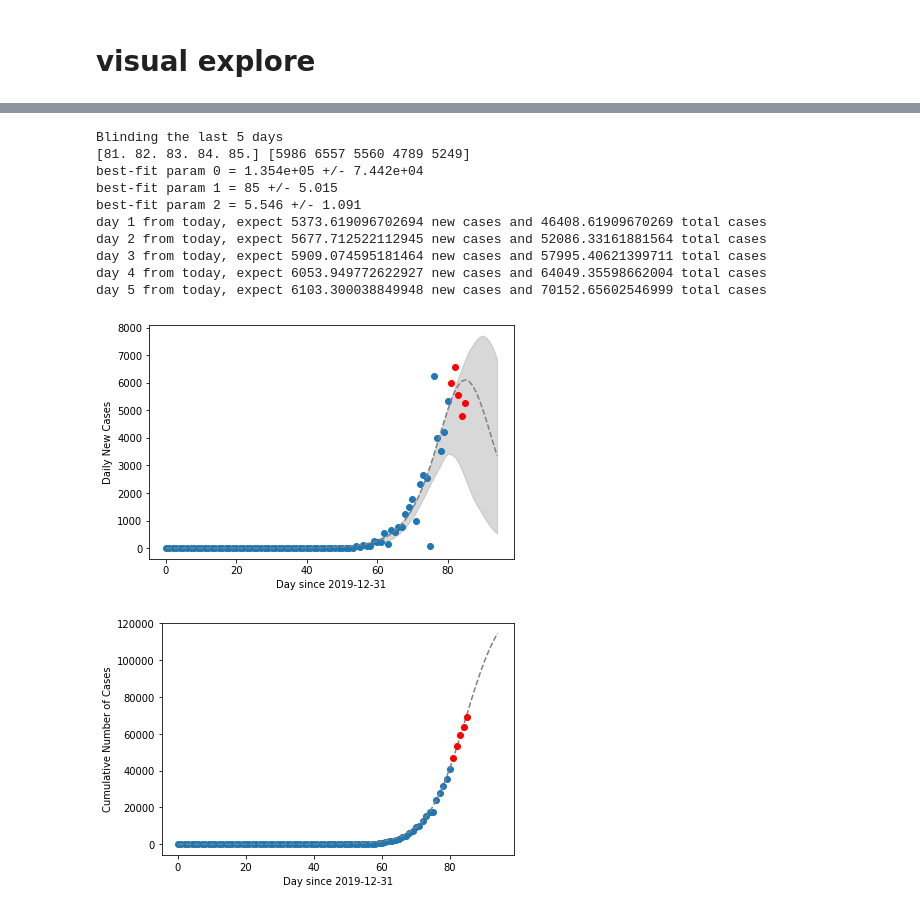
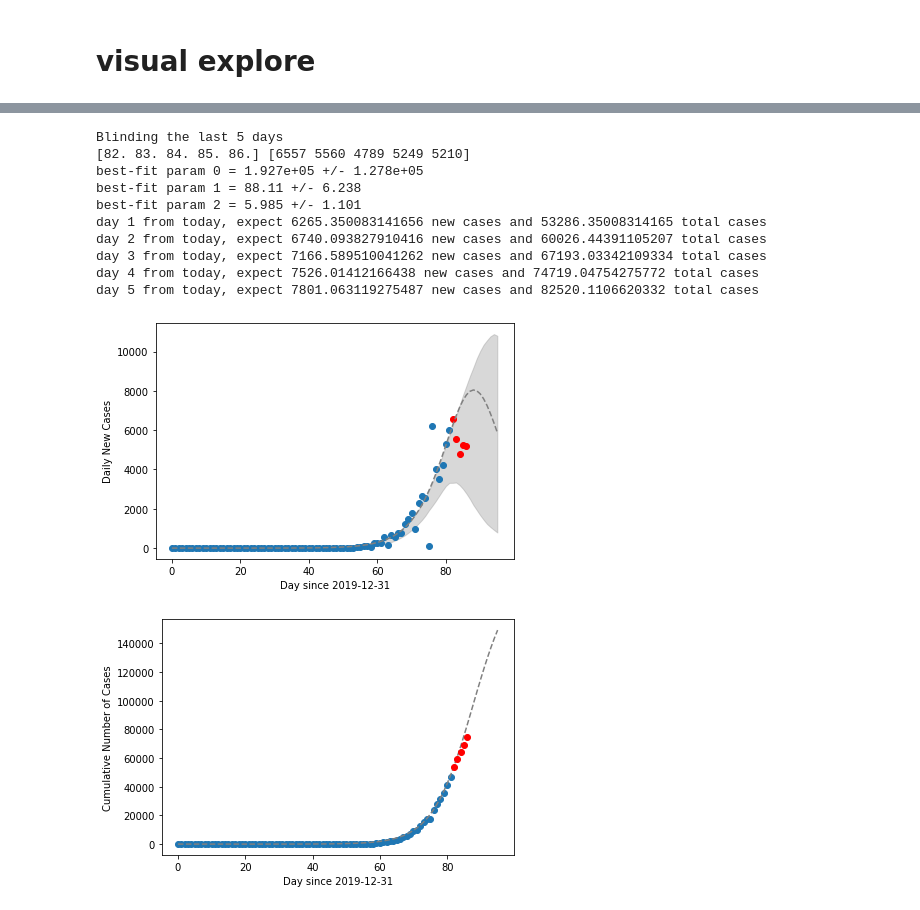
Before and after one commit to qi-feng/corona, a Jupyter notebook: corona.ipynb, the cells around one changed output, grey strips where cells are left out. Saved outputs shown, nothing was run; the diff lists cells and outputs as text; code cells hidden in the pictures.

```diff
--- a/corona.ipynb
+++ b/corona.ipynb
@@ -356,4 +185,0 @@ best-fit param 2 = 4.672 +/- 0.2277
-# %%
-# logistic funciton pdf example
-plot_ts = np.arange(0,90,1.0)
-plt.plot(plot_ts, logistic.pdf(plot_ts, 45, 5))
@@ -395,11 +185,0 @@ best-fit param 2 = 4.548 +/- 0.6024
-# %%
-cumch = np.cumsum(dfch["Cases"].values[::-1])
-plt.plot(ts_rel_ch, cumch, marker="o", ls="")
-plt.plot(plot_ts, np.cumsum(model_), color="gray", ls='--')
-
-#set axis labels
-plt.xlabel("Day since 2019-12-31")
-plt.ylabel("Cumulative Number of Cases")
-
-#save plot
-plt.savefig("China_COVID_Mar18_cum.png")
@@ -411,6 +186,6 @@ plt.savefig("China_COVID_Mar18_cum.png")
 # %%
 def check_country(country="China", model=logistic_dNdt, p0=[4000, 35, 5],
-                  blind=0, out_string="COVID_Mar25_cum", ylog=False):
+                  blind=0, out_string="COVID_Mar26", ylog=False):
     dfch = df[df["Countries and territories"]==country]
 
     t0ch = dfch["DateRep"].min()
@@ -450,7 +225,7 @@ def check_country(country="China", model=logistic_dNdt, p0=[4000, 35, 5],
 
     plt.tight_layout()
     #save plot
-    plt.savefig("{}_COVID_Mar18.png".format(country))
+    plt.savefig("{}_{}_dailynew.png".format(country, out_string))
 
     #
     plt.figure()
@@ -480,7 +255,7 @@ def check_country(country="China", model=logistic_dNdt, p0=[4000, 35, 5],
         i+1,newi, newtotali ))
 
     #save plot
-    plt.savefig("{}_{}.png".format(country, out_string))
+    plt.savefig("{}_{}_dailysum.png".format(country, out_string))
 # %%
 df["Countries and territories"].unique()
 # %% [output]
@@ -558,16 +346,16 @@ day 5 from today, expect 3289.189892694607 new cases and 90001.51520054485 total
 # %%
-check_country(country="Italy", model=logistic_dNdt, p0=[4000, 35, 5], blind=5, out_string="Mar25_blind5days")
+check_country(country="Italy", model=logistic_dNdt, p0=[4000, 35, 5], blind=5, out_string="Mar26_blind5days")
 # %% [output]
 Blinding the last 5 days
-[81. 82. 83. 84. 85.] [5986 6557 5560 4789 5249]
-best-fit param 0 = 1.354e+05 +/- 7.442e+04
-best-fit param 1 = 85 +/- 5.015
-best-fit param 2 = 5.546 +/- 1.091
-day 1 from today, expect 5373.619096702694 new cases and 46408.61909670269 total cases
-day 2 from today, expect 5677.712522112945 new cases and 52086.33161881564 total cases
-day 3 from today, expect 5909.074595181464 new cases and 57995.40621399711 total cases
-day 4 from today, expect 6053.949772622927 new cases and 64049.35598662004 total cases
-day 5 from today, expect 6103.300038849948 new cases and 70152.65602546999 total cases
+[82. 83. 84. 85. 86.] [6557 5560 4789 5249 5210]
+best-fit param 0 = 1.927e+05 +/- 1.278e+05
+best-fit param 1 = 88.11 +/- 6.238
+best-fit param 2 = 5.985 +/- 1.101
+day 1 from today, expect 6265.350083141656 new cases and 53286.35008314165 total cases
+day 2 from today, expect 6740.093827910416 new cases and 60026.44391105207 total cases
+day 3 from today, expect 7166.589510041262 new cases and 67193.03342109334 total cases
+day 4 from today, expect 7526.01412166438 new cases and 74719.04754275772 total cases
+day 5 from today, expect 7801.063119275487 new cases and 82520.1106620332 total cases
-[figure, old version]
+[figure, new version]
-[figure, old version]
+[figure, new version]
 # %%
```
Also changed, not shown: parts of 29 cells of this notebook, 1 other file.
